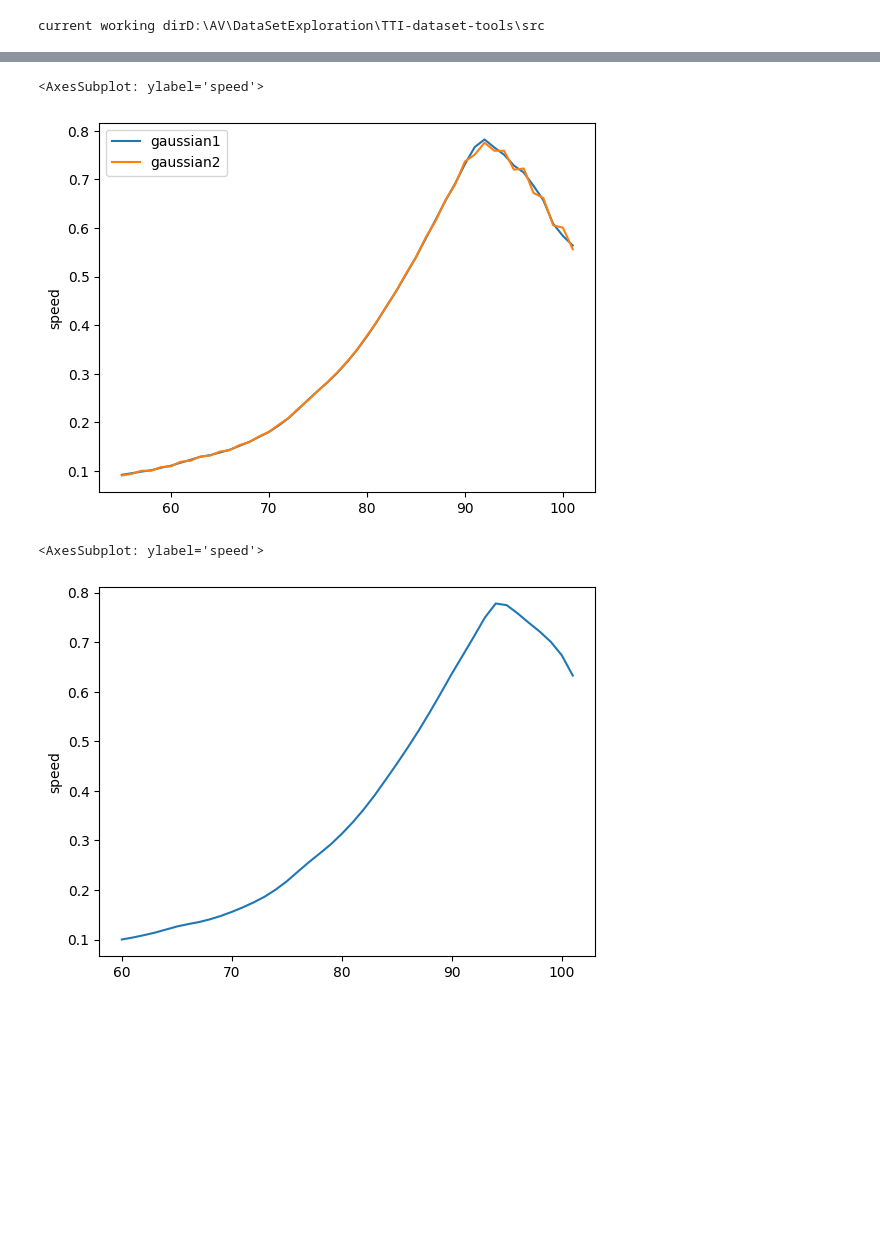
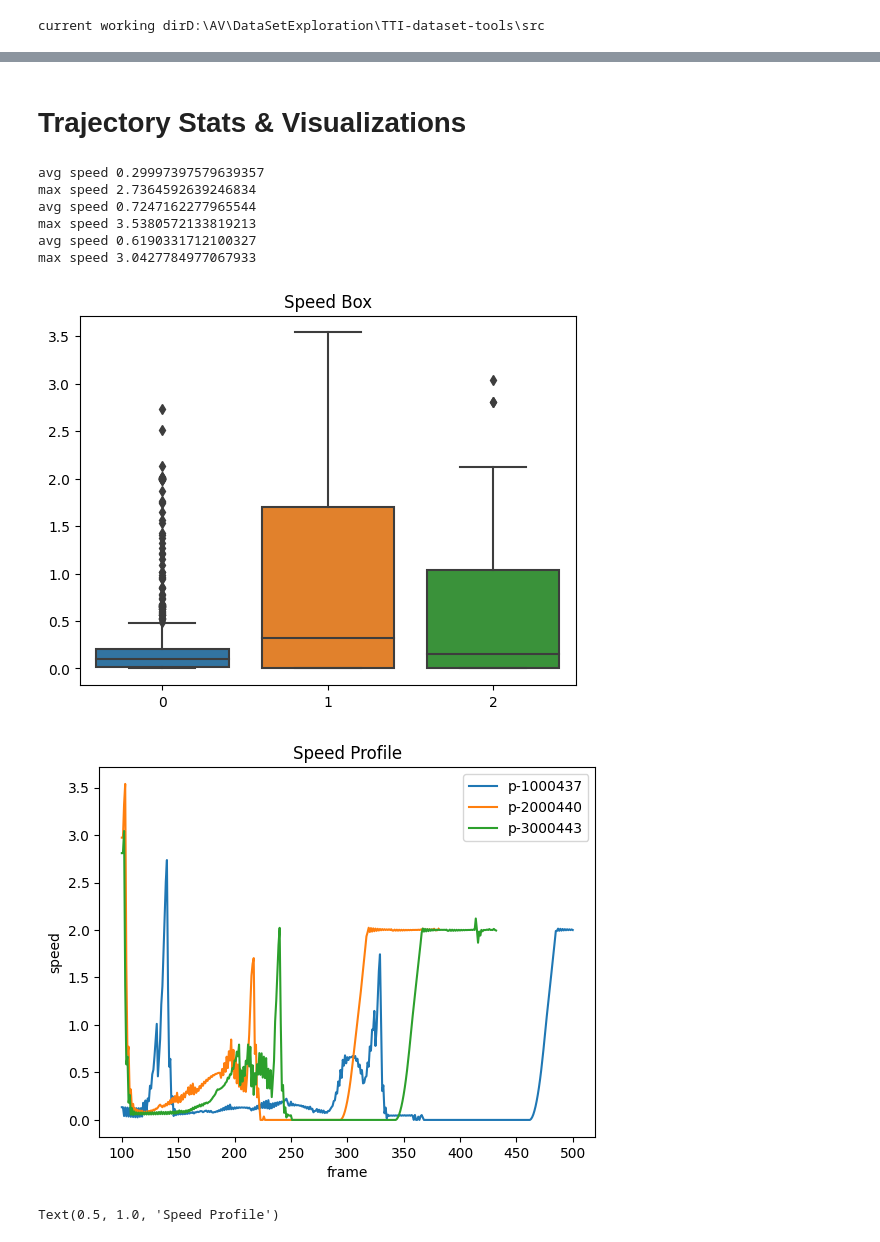
Before and after one commit to adhocmaster/TTI-dataset-tools, a Jupyter notebook: src/notebooks/ped-behavior-analysis.ipynb, the cells around one changed output, grey strips where cells are left out. Cells and saved outputs as stored; diff of their text form; code cells hidden in the pictures; blank space fills up the shorter version.

```diff
--- a/src/notebooks/ped-behavior-analysis.ipynb
+++ b/src/notebooks/ped-behavior-analysis.ipynb
@@ -140,17 +99,36 @@ sns.lineplot(smoothSpeed, label='gaussian3')
-# %%
-# smoothSpeed = aPed['speed'].rolling(5).mean()
-# sns.lineplot(smoothSpeed, label='avg')
-smoothSpeed = aPed['speed'].rolling(5, win_type='gaussian').mean(std=1)
-sns.lineplot(smoothSpeed, label='gaussian1')
-smoothSpeed = aPed['speed'].rolling(5, win_type='gaussian').mean(std=2)
-sns.lineplot(smoothSpeed, label='gaussian2')
-# smoothSpeed = aPed['speed'].rolling(5, win_type='gaussian').mean(std=3)
-# sns.lineplot(smoothSpeed, label='gaussian3')
-# %% [output]
-<AxesSubplot: ylabel='speed'>
-[figure, removed]
-# %%
-sns.lineplot(smoothSpeed)
-# %% [output]
-<AxesSubplot: ylabel='speed'>
-[figure, removed]
+# %% [markdown]
+# Trajectory Stats & Visualizations
+# %%
+speedSeres = []
+for pedId in pedIds:
+    aPed = pedDf[pedDf["uniqueTrackId"] == pedId]
+    speedSeres.append(aPed["speed"])
+    print("avg speed", aPed["speed"].mean())
+    print("max speed", aPed["speed"].max())
+sns.boxplot(speedSeres)
+plt.title("Speed Box")
+plt.show()
+x = range(500)
+for pedId in pedIds:
+    aPed = pedDf[pedDf["uniqueTrackId"] == pedId]
+    sns.lineplot(aPed, x='frame', y="speed", label=f"p-{pedId}")
+plt.xlabel("frame")
+plt.ylabel("speed")
+plt.title("Speed Profile")
+plt.show()
+for pedId in pedIds:
+    aPed = pedDf[pedDf["uniqueTrackId"] == pedId]
+    sns.lineplot(aPed, x='frame', y="speedSmooth", label=f"p-{pedId}")
+plt.xlabel("frame")
+plt.ylabel("speed")
+plt.title("Speed Profile")
+# %% [output]
+avg speed 0.29997397579639357
+max speed 2.7364592639246834
+avg speed 0.7247162277965544
+max speed 3.5380572133819213
+avg speed 0.6190331712100327
+max speed 3.0427784977067933
+[figure, added]
+[figure, added]
+Text(0.5, 1.0, 'Speed Profile')
```
Also changed, not shown: parts of 16 cells of this notebook, 1 other file.
